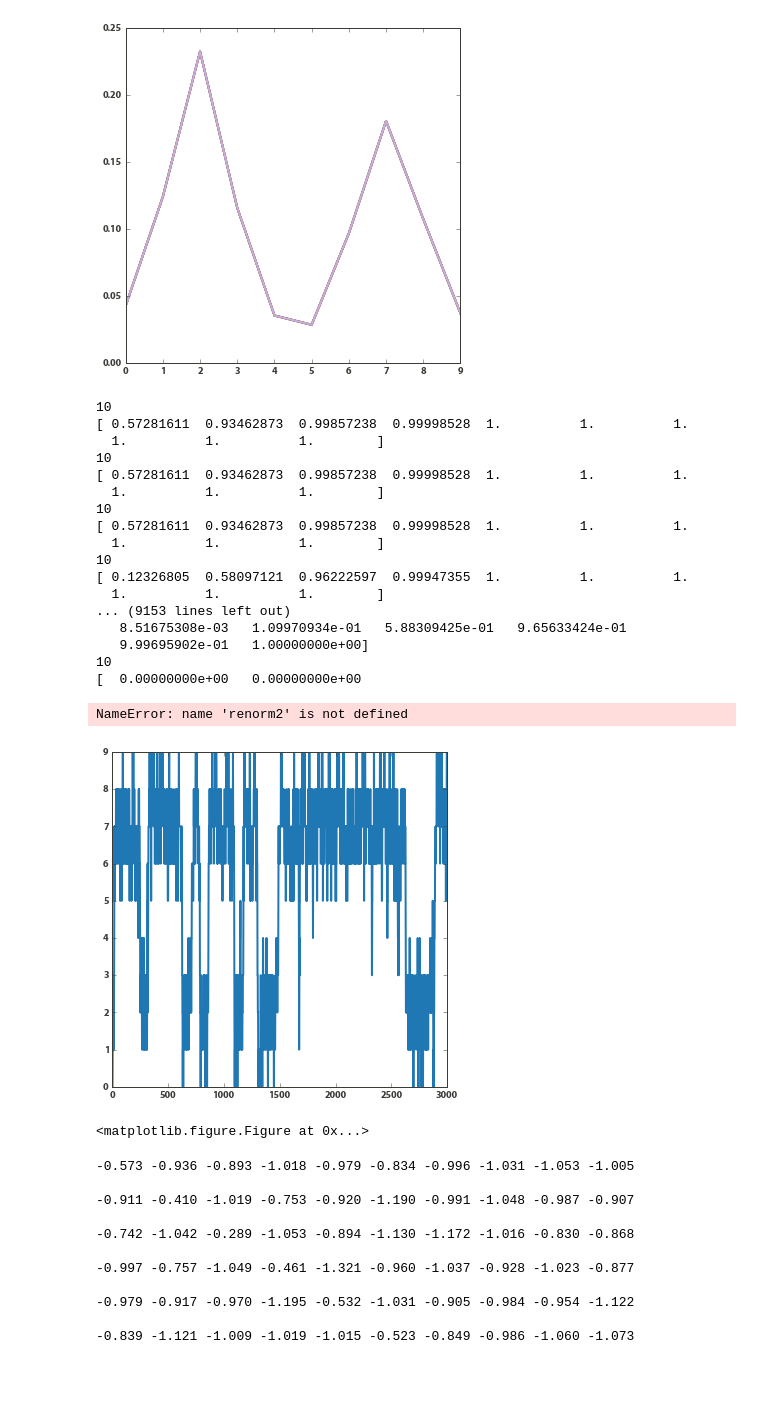
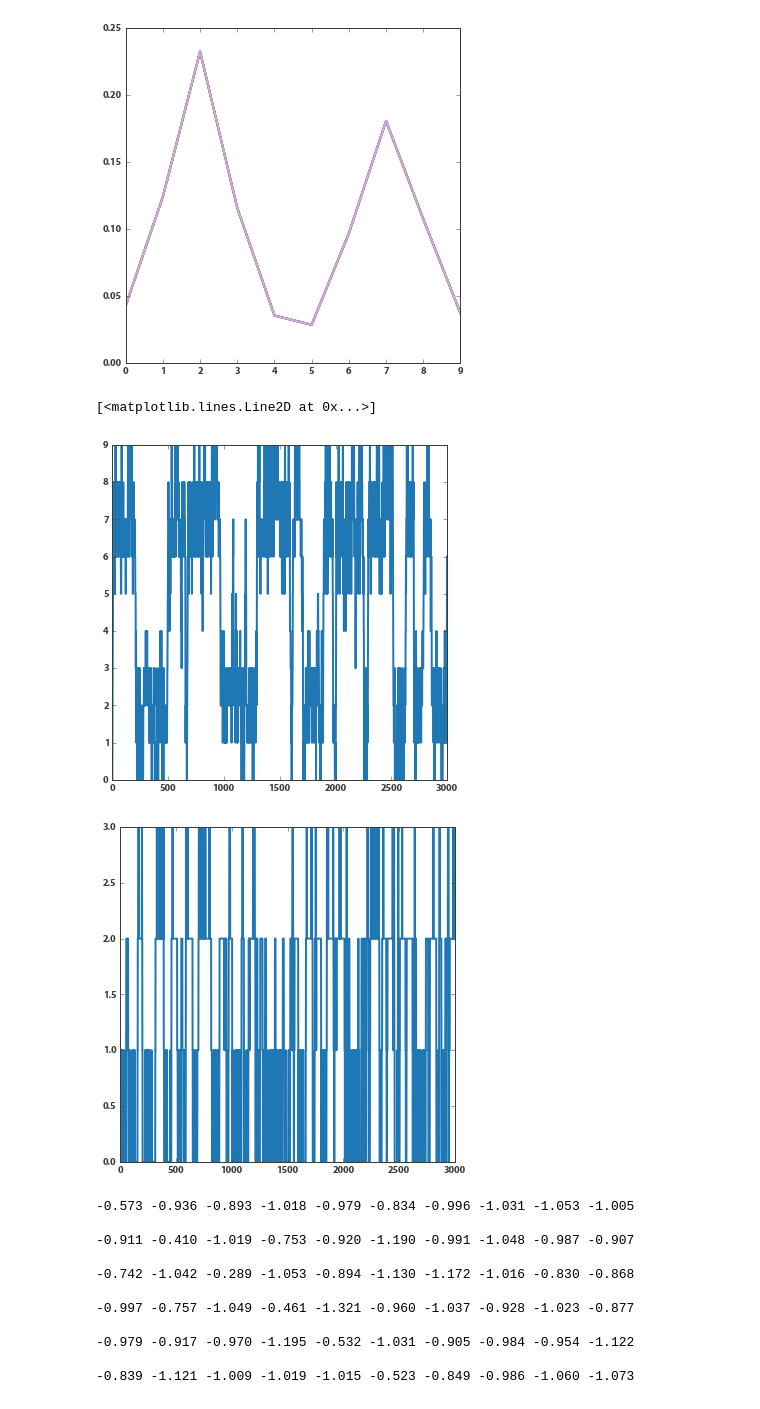
Before and after one commit to williamgilpin/netsim, a Jupyter notebook: simple_models.ipynb, the cells around one changed output. Cells and saved outputs as stored; diff of their text form; code cells hidden in the pictures; blank space fills up the shorter version.

```diff
--- a/simple_models.ipynb
+++ b/simple_models.ipynb
@@ -280,8 +278,6 @@ def discrete_dist(vals, weights, nn=1):
     nn is the number of random values to generate
     """
     bins = cumsum(weights)
-    print (len(bins))
-    print (bins)
     return vals[digitize(random_sample(nn), bins)]
 
 def simtraj(trans_mat, tsteps, stt=0):
@@ -296,54 +292,37 @@ def simtraj(trans_mat, tsteps, stt=0):
         An NxN matrix of transition probabilities. Current state is
         given by rows, next state is given by columns
     tsteps : int
         The number of timesteps that elapse
     stt : int
         The state to in which to start the system
 
     Returns
     ----------
     seq : array
         A sequence of states corresponding to a random walk
 
     """
     seq = zeros(tsteps)
     curr = stt
 
     nstates = trans_mat.shape[0]
     states = array([ii for ii in range(nstates)])
 
     for tt in range(tsteps):
         seq[tt] = curr
         weights = copy(trans_mat[curr, :])
         curr = discrete_dist(states, weights, nn=1)
     return seq
 
 test_traj = simtraj(tmat,3000,stt=0)
 plot(test_traj,'-')
 
 figure()
-plot(simtraj(renorm2(renorm1(tmat, k=3), k=3),3000,stt=0),'-')
+plot(simtraj(renorm(tmat, k=3),3000,stt=0),'-')
 # %% [output]
-10
-[ 0.57281611  0.93462873  0.99857238  0.99998528  1.          1.          1.
-  1.          1.          1.        ]
-10
-[ 0.57281611  0.93462873  0.99857238  0.99998528  1.          1.          1.
-  1.          1.          1.        ]
-10
-[ 0.57281611  0.93462873  0.99857238  0.99998528  1.          1.          1.
-  1.          1.          1.        ]
-10
-[ 0.12326805  0.58097121  0.96222597  0.99947355  1.          1.          1.
-  1.          1.          1.        ]
-... (9153 lines left out)
-   8.51675308e-03   1.09970934e-01   5.88309425e-01   9.65633424e-01
-   9.99695902e-01   1.00000000e+00]
-10
-[  0.00000000e+00   0.00000000e+00
+[<matplotlib.lines.Line2D at 0x...>]
-NameError: name 'renorm2' is not defined
-[figure, old version]
+[figure, new version]
-<matplotlib.figure.Figure at 0x...>
+[figure, added]
 # %%
 from scipy.linalg import eig
 from numpy.linalg import inv
```
Also changed, not shown: parts of 7 cells of this notebook, 2 other files.
